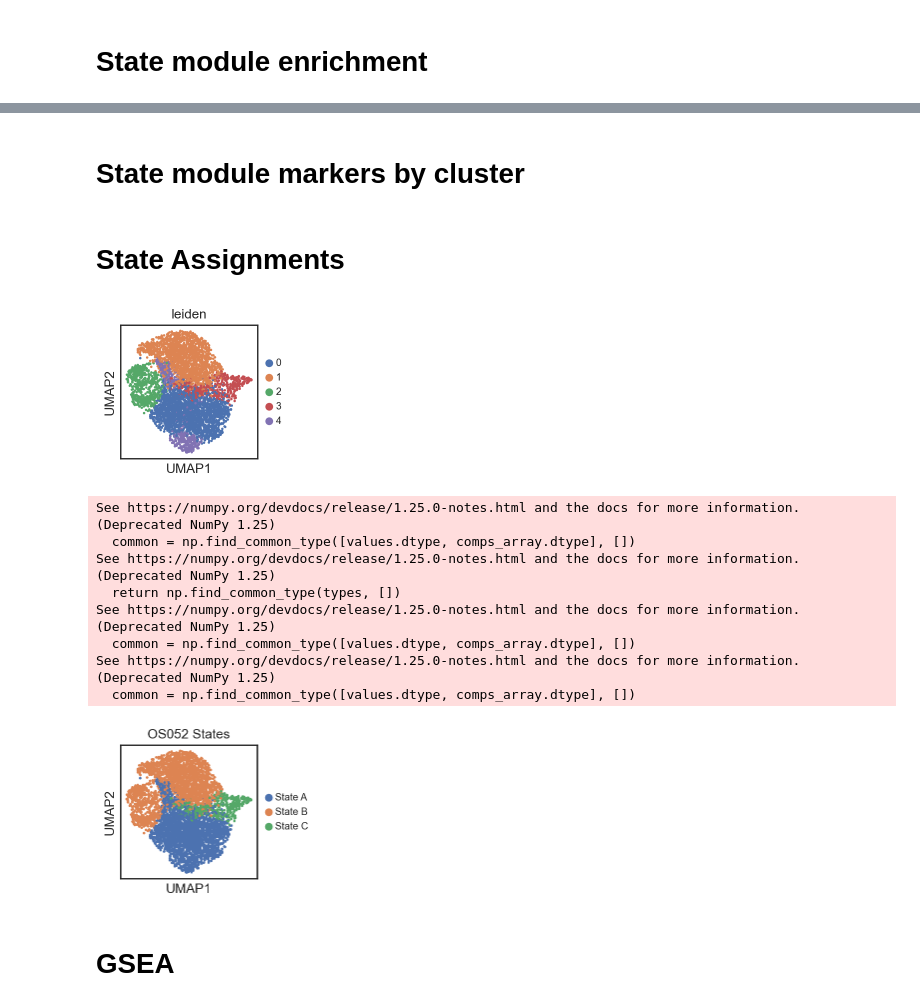
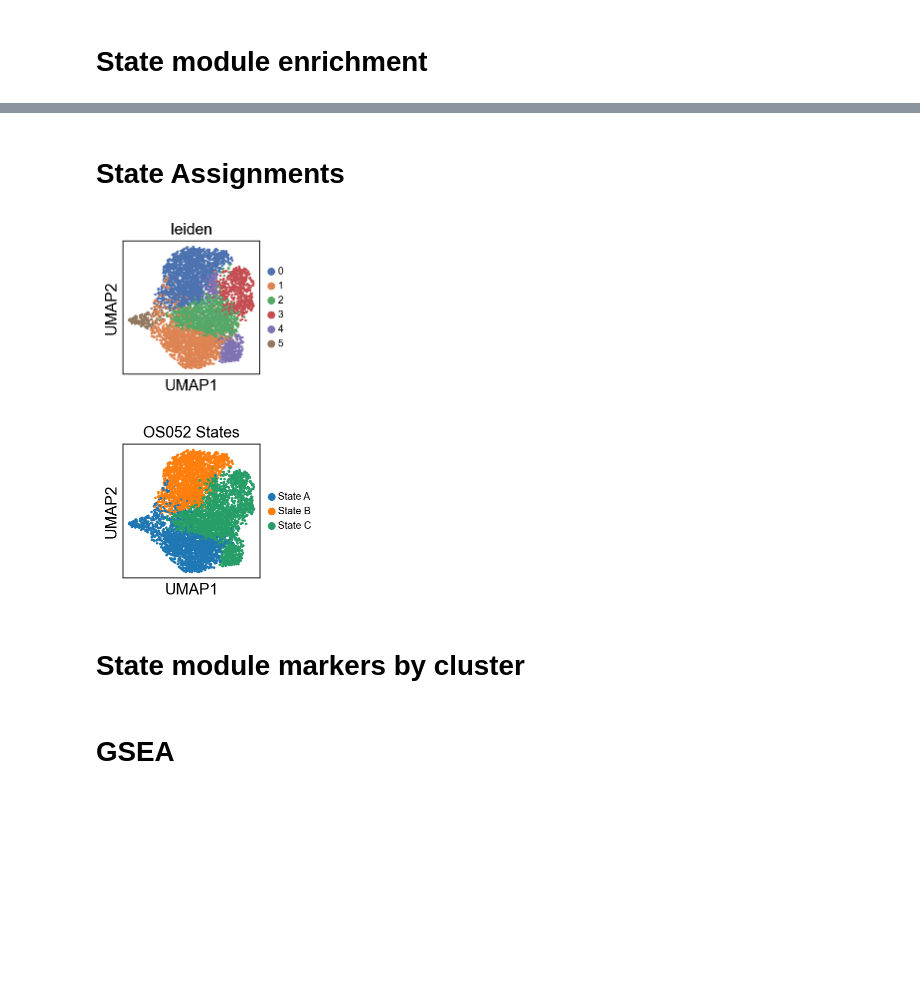
Before and after one commit to brendamelano/Reprogramming_Osteosarcoma, a Jupyter notebook: Lineage_Tracing/scRNAseq_LT_analysis/OS052_Lineage_Tracing.ipynb, the cells around one changed output, grey strips where cells are left out. Saved outputs shown, nothing was run; the diff lists cells and outputs as text; code cells hidden in the pictures; blank space fills up the shorter version.

```diff
--- a/Lineage_Tracing/scRNAseq_LT_analysis/OS052_Lineage_Tracing.ipynb
+++ b/Lineage_Tracing/scRNAseq_LT_analysis/OS052_Lineage_Tracing.ipynb
@@ -229,7 +243,7 @@ adata.write("/Users/brendamelano/Desktop/Reprogramming_Osteosarcoma/Lineage_Trac
 # Reading in state labeled data
 # %%
 # Reading in the adata file from the subtype data
-adata = scv.read("/Users/brendamelano/Desktop/Reprogramming_Osteosarcoma/Lineage_Tracing/scRNAseq_LT_analysis/OS052/OS052_adata_states_PCA.h5ad")
+adata = scv.read("/Users/brendamelano/Desktop/Reprogramming_Osteosarcoma/Lineage_Tracing/scRNAseq_LT_analysis/OS052_LT/OS052_adata_states_PCA.h5ad")
 
 
 # Plot the UMAP
@@ -251,7 +265,7 @@ for artist in ax.get_children():
 
 
 # Save as an SVG with rasterized points
-plt.savefig("/Users/brendamelano/Desktop/OS052_LT_clusters_rasterized.svg", format='svg')
+#plt.savefig("/Users/brendamelano/Desktop/OS052_LT_clusters_rasterized.svg", format='svg')
 plt.show()
 # %% [output]
 AttributeError: module 'collections' has no attribute 'PathCollection'
@@ -321,31 +344,23 @@ computing score 'Subtype_C_score'
 # %%
-# Extract the relevant columns from adata.obs
+# Extracting the state scores
 score_df = adata.obs[['leiden', 'State_A_score', 'Subtype_B_score', 'Subtype_C_score']].copy()
 
-# Compute the median scores per cluster
-median_scores = score_df.groupby('leiden')[['State_A_score', 'Subtype_B_score', 'Subtype_C_score']].mean()
+
+# Mean scores per cluster
+mean_scores = score_df.groupby('leiden')[['State_A_score', 'Subtype_B_score', 'Subtype_C_score']].mean()
 
 
-# Here, a smaller rank means a higher score (rank=1 is the highest median score)
-ranked_scores = median_scores.rank(method='dense', ascending=False, axis=0)
+# Smaller rank means a higher score (rank=1 is the highest mean score)
+ranked_scores = mean_scores.rank(method='dense', ascending=False, axis=0)
 
-# Assign each cluster the state with the highest median score
-# idxmax on the median_scores DataFrame returns the column name (state) with the highest median for each cluster
+
+# Assign each cluster the state with the highest mean state module enrichment score (same as lowest rank score)
 cluster_state_assignment = ranked_scores.idxmin(axis=1)
 
-# cluster_state_assignment is a Series indexed by cluster (leiden), with values as the top state per cluster
-# Map this back onto each cell in the adata object
+
+#
 adata.obs['dominant_state'] = adata.obs['leiden'].map(cluster_state_assignment.to_dict())
 
-# Optionally, inspect the results
-print("Median Scores per Cluster:")
-print(median_scores)
 
-print("\nRanked Scores per Cluster (1 = highest median):")
-print(ranked_scores)
-
-print("\nDominant state assignment per Cluster:")
-print(cluster_state_assignment)
-
-# Now adata.obs['dominant_state'] contains the assigned dominant state for each cell based on its cluster.
+cluster_state_assignment
 # %% [output]
@@ -380,2 +374,0 @@ ranked_scores
-# %% [markdown]
-# State module markers by cluster
@@ -472,53 +385,48 @@ sc.pl.umap(adata,
 adata.obs['leiden'] = adata.obs['leiden'].astype('category')
 
 
-adata.obs['leiden'][adata.obs['leiden']=='0']='4'
-adata.obs['leiden'][adata.obs['leiden']=='2']='1'
+adata.obs['leiden'][adata.obs['leiden']=='3']='2'
+adata.obs['leiden'][adata.obs['leiden']=='4']='2'
+adata.obs['leiden'][adata.obs['leiden']=='5']='1'
 
 
 
 # adding labels for trajectory subtype
 # Fill in the clusters that belong to each cell type based on each marker in the plot above
-cell_dict = { 'State A': ['4'],  'State B': ['1'], 'State C':['3']}
+cell_dict = { 'State A': ['1'],  'State B': ['0'], 'State C':['2']}
 
 
 # Initialize empty column in cell metadata
 adata.obs['State'] = np.nan
 
 
 # Generate new assignments
 for i in cell_dict.keys():
     ind = pd.Series(adata.obs.leiden).isin(cell_dict[i])
     adata.obs.loc[ind,'State'] = i
 
 
 # Creating a dataframe with the cluster IDs
 subtypes = pd.DataFrame(adata.obs['State'].values)
 
 
 # Define the number of clusters
 n_subtypes = len(subtypes[0].unique())
 
 
 # defining a pastel color palette
 colors = sns.color_palette('pastel', n_subtypes)
 
 
 sc.pl.umap(adata, color=['State'],
            legend_fontsize=9,
            title = "OS052 States") #, palette = subtype_colors
 
 
 # saving the adata file with the cluster ids
-adata.write("/Users/brendamelano/Desktop/Reprogramming_Osteosarcoma/Lineage_Tracing/scRNAseq_LT_analysis/OS052/OS052_adata_states_PCA.h5ad")
+adata.write("/Users/brendamelano/Desktop/Reprogramming_Osteosarcoma/Lineage_Tracing/scRNAseq_LT_analysis/OS052_LT/OS052_adata_states_PCA.h5ad")
 # %% [output]
-[figure, old version]
+[figure, new version]
-See https://numpy.org/devdocs/release/1.25.0-notes.html and the docs for more information.  (Deprecated NumPy 1.25)
-  common = np.find_common_type([values.dtype, comps_array.dtype], [])
-See https://numpy.org/devdocs/release/1.25.0-notes.html and the docs for more information.  (Deprecated NumPy 1.25)
-  return np.find_common_type(types, [])
-See https://numpy.org/devdocs/release/1.25.0-notes.html and the docs for more information.  (Deprecated NumPy 1.25)
-  common = np.find_common_type([values.dtype, comps_array.dtype], [])
-See https://numpy.org/devdocs/release/1.25.0-notes.html and the docs for more information.  (Deprecated NumPy 1.25)
-  common = np.find_common_type([values.dtype, comps_array.dtype], [])
-[figure, old version]
+[figure, new version]
+# %% [markdown]
+# State module markers by cluster
```
Also changed, not shown: parts of 39 cells of this notebook, 8 other files.
